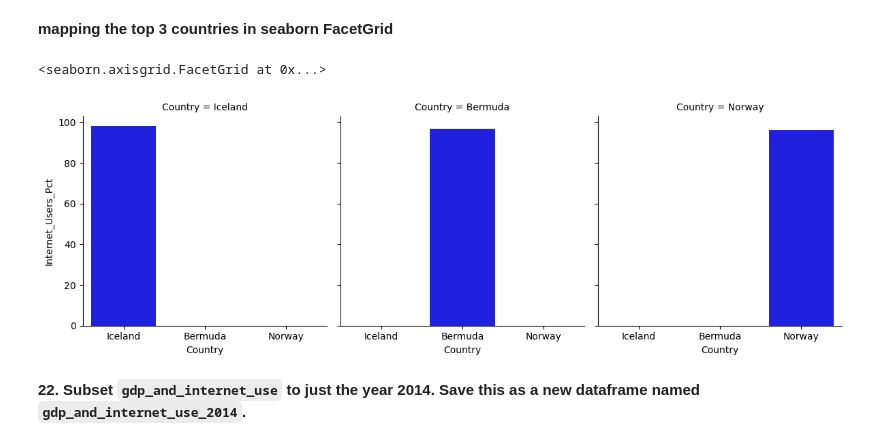
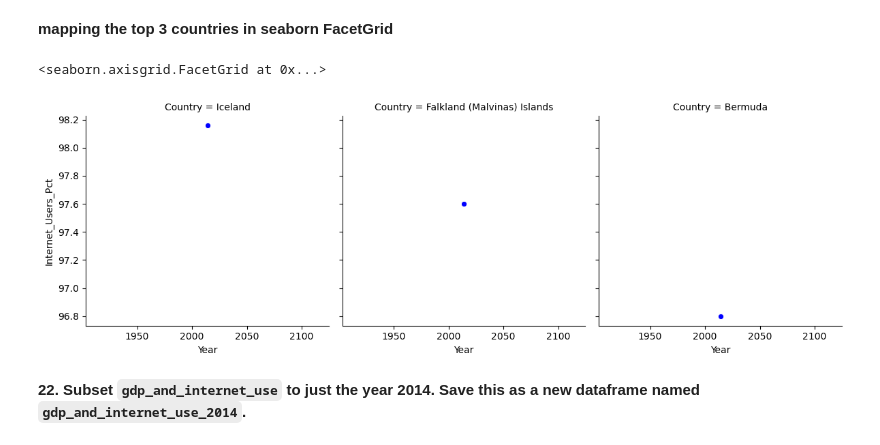
Before and after one commit to NSS-Data-Analytics-Cohort-13/un-exploration-Philip-Schingle, a Jupyter notebook: notebooks/UN_data_project.ipynb, the cells around one changed output. Saved outputs shown, nothing was run; the diff lists cells and outputs as text; code cells hidden in the pictures.

```diff
--- a/notebooks/UN_data_project.ipynb
+++ b/notebooks/UN_data_project.ipynb
@@ -562,7 +572,7 @@ C_below_5.shape[0]
 # %% [markdown]
 **20. Merge the two DataFrames to one. Do this in a way that keeps **all rows** from each of the two DataFrames. Call the new DataFrame `gdp_and_internet_use`. Look at the first and last few rows to confirm that it merged correctly.**
 # %%
-gdp_and_internet_use=pd.merge(gdp_df, internet_df, on=['Country', 'Year'], how='inner')
+gdp_and_internet_use=pd.merge(gdp_df, internet_df, on=['Country', 'Year'], how='outer')
 # %%
 gdp_and_internet_use
 # %% [output]
@@ -592,11 +602,11 @@ top_3=gdp_i_2014.sort_values(by='Internet_Users_Pct', ascending=False).head(3)
 # %% [markdown]
 **mapping the top 3 countries in seaborn FacetGrid**
 # %%
-grid=sns.FacetGrid(top_3, col='Country', height=4)
-grid.map(sns.barplot, 'Country', 'Internet_Users_Pct', color='blue',order=top_3['Country'])
+grid = sns.FacetGrid(top_3, col='Country', height=4)
+grid.map(sns.lineplot, 'Year', 'Internet_Users_Pct', color='blue', marker='o')
 # %% [output]
 <seaborn.axisgrid.FacetGrid at 0x...>
-[figure, old version]
+[figure, new version]
 # %% [markdown]
 **22. Subset `gdp_and_internet_use` to just the year 2014. Save this as a new dataframe named `gdp_and_internet_use_2014`.**
 # %% [markdown]
```
Also changed, not shown: parts of 3 cells of this notebook.
